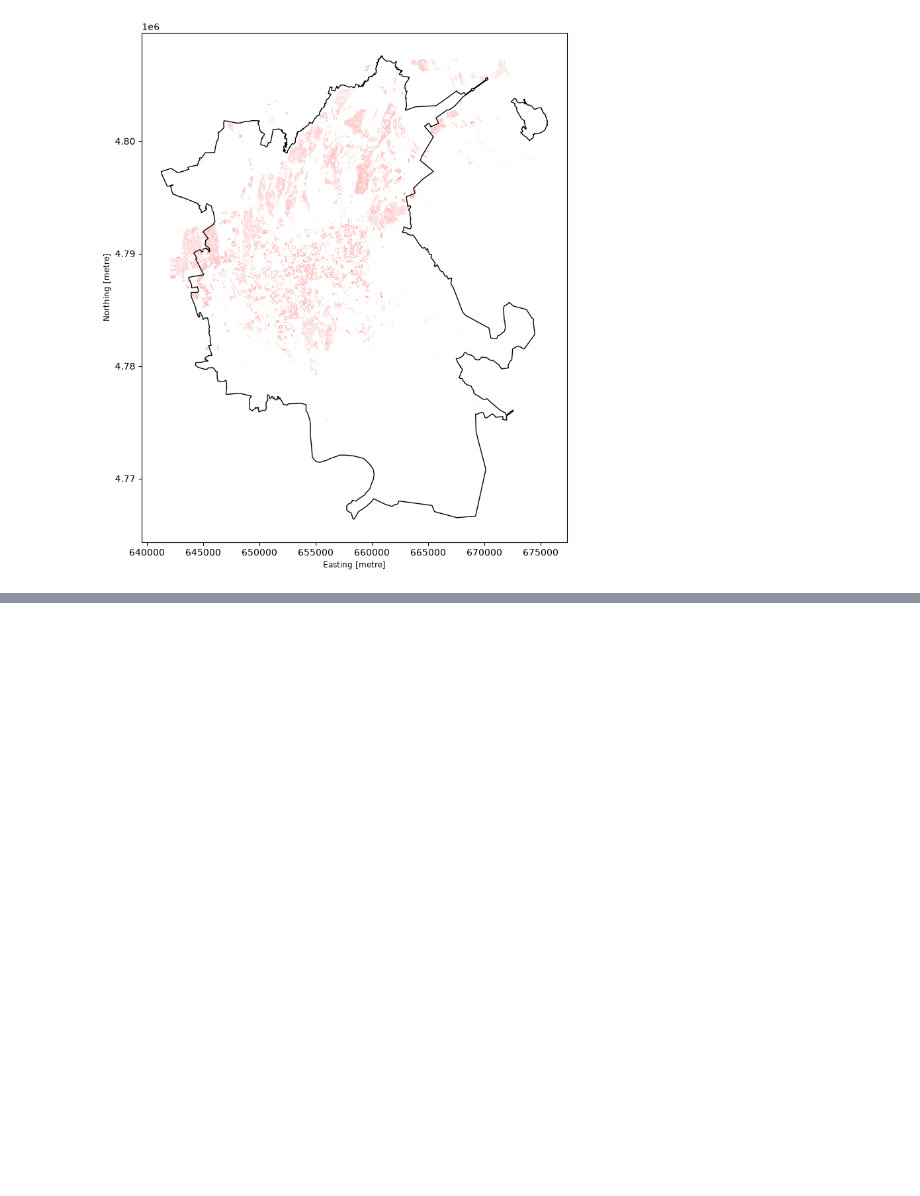
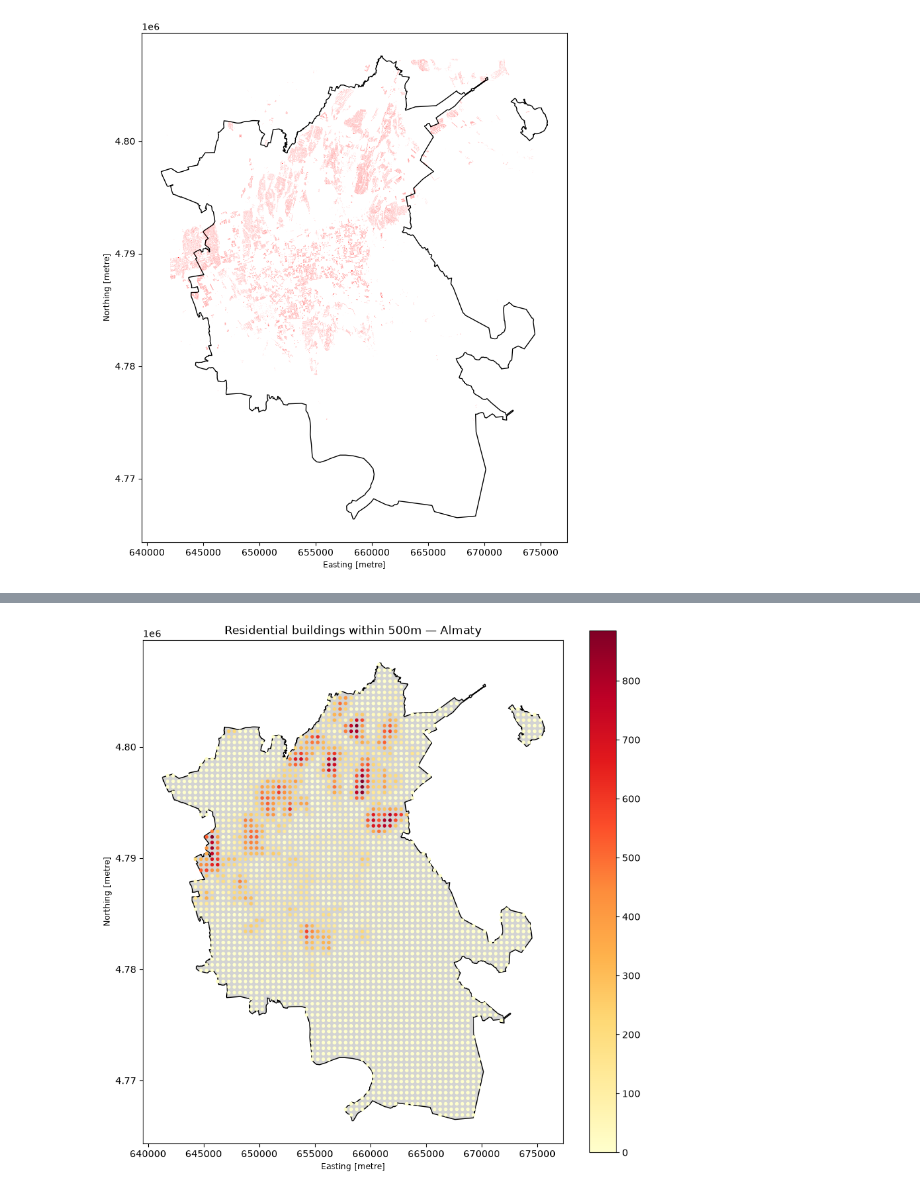
Before and after one commit to muenjmtst/business-location-ai, a Jupyter notebook: notebooks/02_candidate_locations.ipynb, the cells around one changed output, grey strips where cells are left out. Cells and saved outputs as stored; diff of their text form; code cells hidden in the pictures; blank space fills up the shorter version.

Commit message:
made new 3 residential features, houses, apartaments and residential unknown

```diff
--- a/notebooks/02_candidate_locations.ipynb
+++ b/notebooks/02_candidate_locations.ipynb
@@ -572,3 +572,9 @@ residential_m.plot(
 # %% [output]
 <Axes: xlabel='Easting [metre]', ylabel='Northing [metre]'>
 [figure]
+# %%
+city_geometry = almaty_m.geometry.iloc[0]
+
+residential_inside = residential_m[
+    residential_m.geometry.intersects(city_geometry)
+].copy()
@@ -574,0 +595,6 @@ residential_m.plot(
+# %%
+residential_points = residential_inside.copy()
+
+residential_points['geometry'] = (
+    residential_points.geometry.representative_point()
+).copy()
@@ -574,0 +616,17 @@ residential_m.plot(
+# %%
+residential_buildings_500m = []
+
+for point in points_inside_city.geometry:
+    result = count_nearby_cafes(point, residential_points, radius=500)
+    residential_buildings_500m.append(result)
+
+print(len(residential_buildings_500m))
+
+points_inside_city['residential_buildings_500m'] = residential_buildings_500m
+
+print(points_inside_city['residential_buildings_500m'].describe())
+print('First 10',residential_buildings_500m[:10])
+print('Zero locations', residential_buildings_500m.count(0))
+
+
+#мы проходимся по всем потенциальным лоакациям для открытия бизнеса и смотрим сколько жилых зданий распологнается вблизи 500м
@@ -574,0 +646,18 @@ residential_m.plot(
+# %%
+import matplotlib.pyplot as plt
+fig, ax = plt.subplots(figsize=(10,10))
+
+almaty_m.plot(ax=ax, color='lightgray', edgecolor='k')
+
+points_inside_city.plot(
+    ax=ax,
+    column='residential_buildings_500m',
+    cmap="YlOrRd",
+    legend=True,
+    markersize=8
+)
+
+ax.set_title("Residential buildings within 500m — Almaty")
+plt.show()
+# %% [output]
+[figure, added]
```
Also changed, not shown: parts of 15 cells of this notebook.
